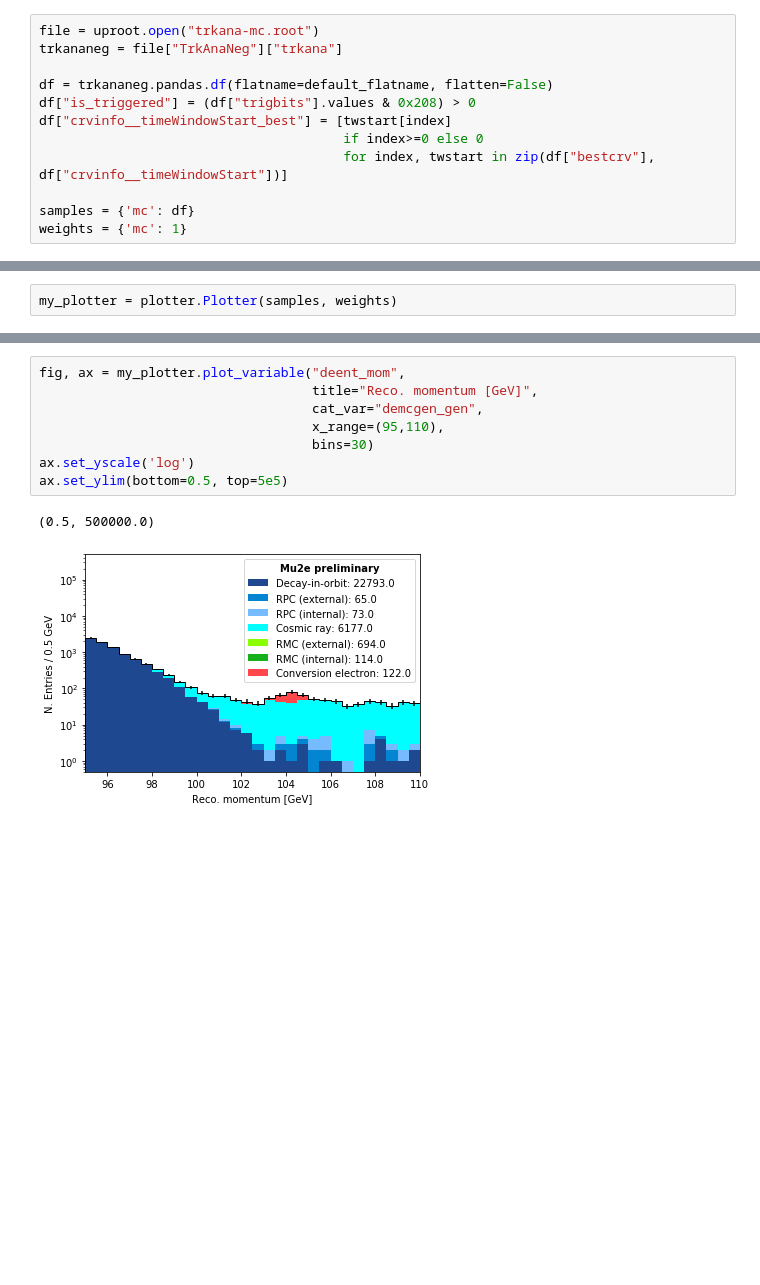
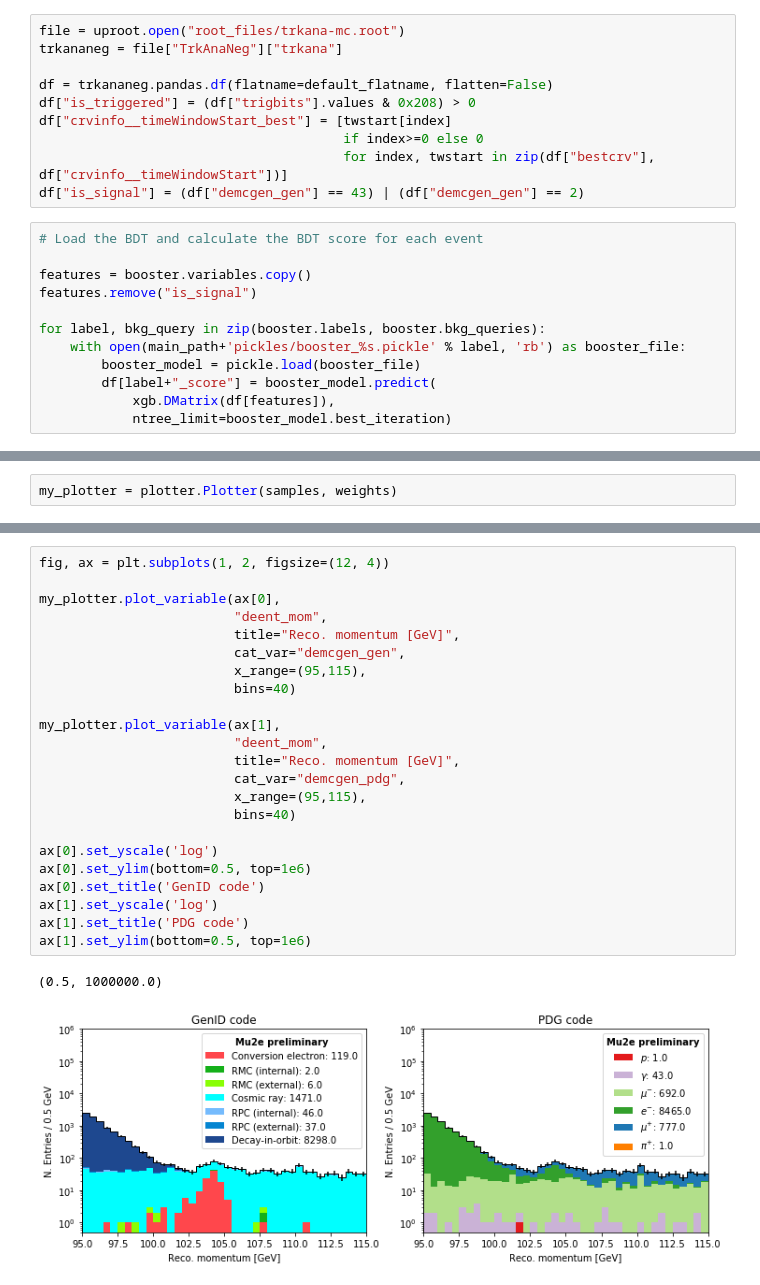
Before and after one commit to soleti/mu2e_plotter, a Jupyter notebook: Example.ipynb, the cells around one changed output, grey strips where cells are left out. Drawn from its saved outputs; the diff is of its cells as text; blank space fills up the shorter version.

```diff
--- a/Example.ipynb
+++ b/Example.ipynb
@@ -30,7 +33,7 @@ def default_flatname(branchname, fieldname, index):
         out += "[" + "][".join(str(x) for x in index) + "]"
     return out
 # %%
-file = uproot.open("trkana-mc.root")
+file = uproot.open("root_files/trkana-mc.root")
 trkananeg = file["TrkAnaNeg"]["trkana"]
 
 df = trkananeg.pandas.df(flatname=default_flatname, flatten=False)
@@ -38,6 +41,16 @@ df["is_triggered"] = (df["trigbits"].values & 0x208) > 0
 df["crvinfo__timeWindowStart_best"] = [twstart[index]
                                        if index>=0 else 0
                                        for index, twstart in zip(df["bestcrv"], df["crvinfo__timeWindowStart"])]
-
-samples = {'mc': df}
-weights = {'mc': 1}
+df["is_signal"] = (df["demcgen_gen"] == 43) | (df["demcgen_gen"] == 2)
+# %%
+# Load the BDT and calculate the BDT score for each event
+
+features = booster.variables.copy()
+features.remove("is_signal")
+
+for label, bkg_query in zip(booster.labels, booster.bkg_queries):
+    with open(main_path+'pickles/booster_%s.pickle' % label, 'rb') as booster_file:
+        booster_model = pickle.load(booster_file)
+        df[label+"_score"] = booster_model.predict(
+            xgb.DMatrix(df[features]),
+            ntree_limit=booster_model.best_iteration)
@@ -83,11 +85,26 @@ Plot categorized according to the GenID code before box cuts.
 # %%
-fig, ax = my_plotter.plot_variable("deent_mom",
-                                   title="Reco. momentum [GeV]",
-                                   cat_var="demcgen_gen",
-                                   x_range=(95,110),
-                                   bins=30)
-ax.set_yscale('log')
-ax.set_ylim(bottom=0.5, top=5e5)
+fig, ax = plt.subplots(1, 2, figsize=(12, 4))
+
+my_plotter.plot_variable(ax[0],
+                         "deent_mom",
+                         title="Reco. momentum [GeV]",
+                         cat_var="demcgen_gen",
+                         x_range=(95,115),
+                         bins=40)
+
+my_plotter.plot_variable(ax[1],
+                         "deent_mom",
+                         title="Reco. momentum [GeV]",
+                         cat_var="demcgen_pdg",
+                         x_range=(95,115),
+                         bins=40)
+
+ax[0].set_yscale('log')
+ax[0].set_ylim(bottom=0.5, top=1e6)
+ax[0].set_title('GenID code')
+ax[1].set_yscale('log')
+ax[1].set_title('PDG code')
+ax[1].set_ylim(bottom=0.5, top=1e6)
 # %% [output]
-(0.5, 500000.0)
+(0.5, 1000000.0)
-[figure, old version]
+[figure, new version]
```
Also changed, not shown: parts of 10 cells of this notebook, 4 other files.
